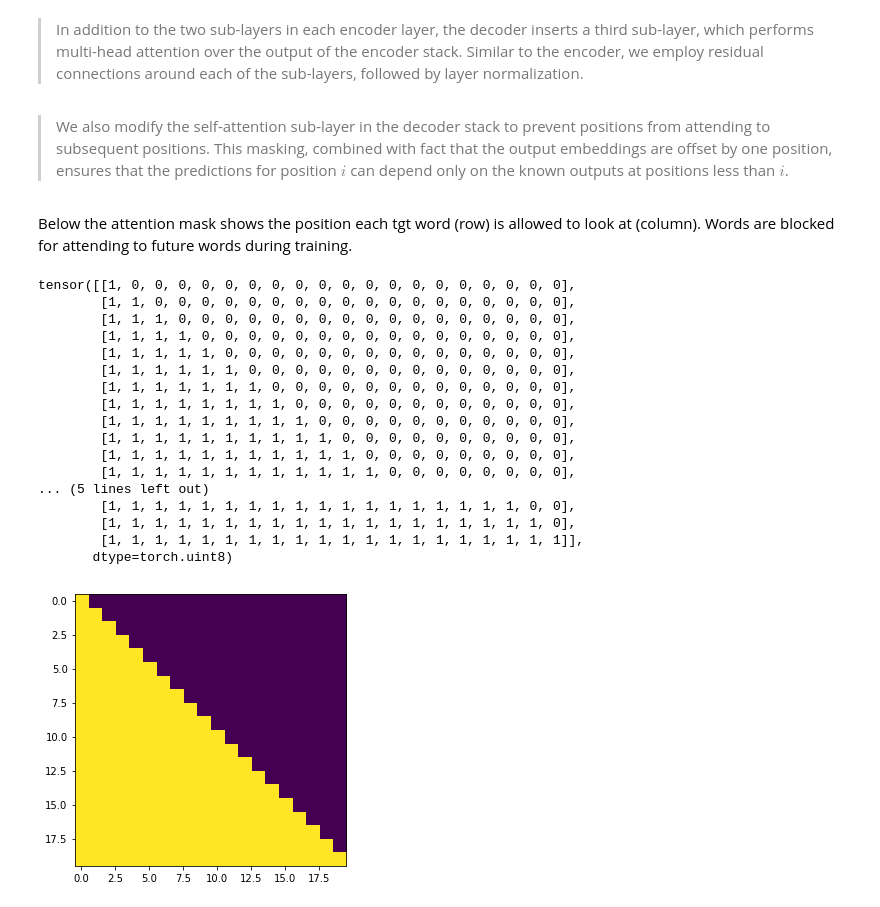
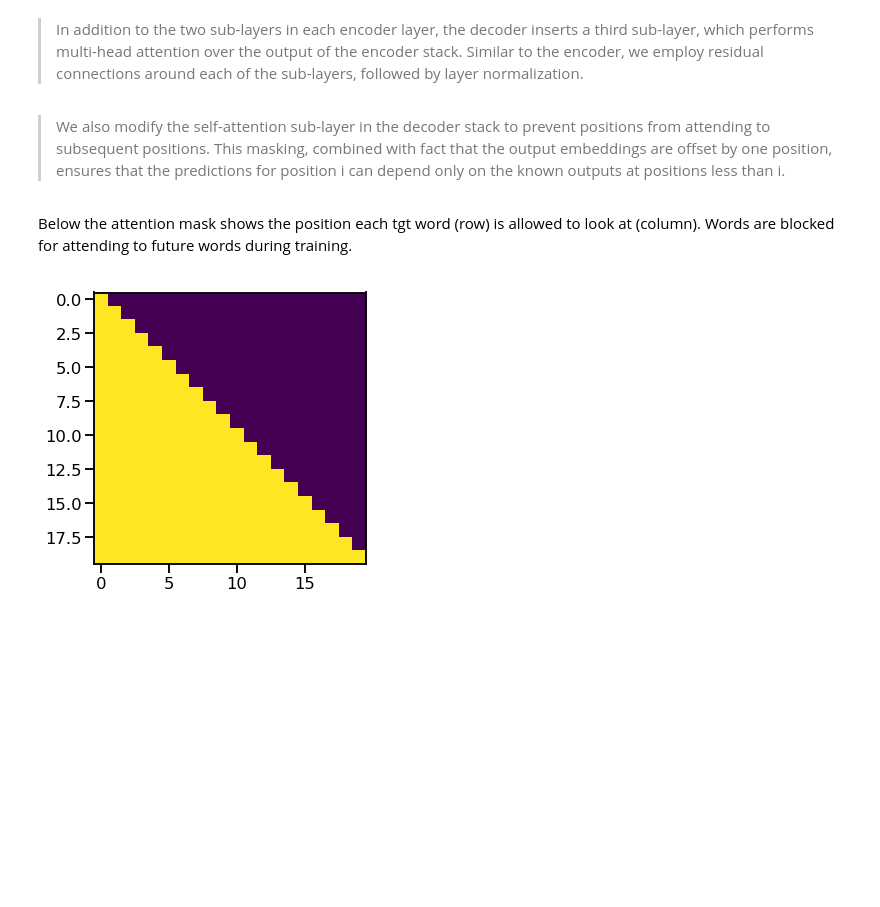
Before and after one commit to wytyang00/Transformer-Hands-On-Tutorial, a Jupyter notebook: Transformer.ipynb, the cells around one changed output. Cells and saved outputs as stored; diff of their text form; code cells hidden in the pictures; blank space fills up the shorter version.

Commit message:
Complete Notebook
Modified quite a bit in order to make it compatible with the latest version of PyTorch.

```diff
--- a/Transformer.ipynb
+++ b/Transformer.ipynb
@@ -26,6 +26,8 @@ import torch.nn as nn
 import torch.nn.functional as F
 
 import matplotlib.pyplot as plt
+import seaborn
+seaborn.set_context(context="talk")
 %matplotlib inline
 # %% [markdown]
 ## Model Architecture
@@ -163,7 +176,7 @@ class DecoderLayer(nn.Module):
         x = self.sublayer[1](x, lambda x: self.src_attn(x, m, m, src_mask))
         return self.sublayer[2](x, self.feed_forward)
 # %% [markdown]
-> We also modify the self-attention sub-layer in the decoder stack to prevent positions from attending to subsequent positions. This masking, combined with fact that the output embeddings are offset by one position, ensures that the predictions for position $i$ can depend only on the known outputs at positions less than $i$.
+> We also modify the self-attention sub-layer in the decoder stack to prevent positions from attending to subsequent positions. This masking, combined with fact that the output embeddings are offset by one position, ensures that the predictions for position i can depend only on the known outputs at positions less than i.
 # %%
 def subsequent_mask(size):
     "Mask out subsequent positions."
@@ -174,25 +187,6 @@ def subsequent_mask(size):
 Below the attention mask shows the position each tgt word (row) is allowed to look at (column). Words are blocked for attending to future words during training.
 # %%
 plt.figure(figsize=(5,5))
-msk = subsequent_mask(20)[0]
-print(msk)
-plt.imshow(msk);
+plt.imshow(subsequent_mask(20)[0]);
 # %% [output]
-tensor([[1, 0, 0, 0, 0, 0, 0, 0, 0, 0, 0, 0, 0, 0, 0, 0, 0, 0, 0, 0],
-        [1, 1, 0, 0, 0, 0, 0, 0, 0, 0, 0, 0, 0, 0, 0, 0, 0, 0, 0, 0],
-        [1, 1, 1, 0, 0, 0, 0, 0, 0, 0, 0, 0, 0, 0, 0, 0, 0, 0, 0, 0],
-        [1, 1, 1, 1, 0, 0, 0, 0, 0, 0, 0, 0, 0, 0, 0, 0, 0, 0, 0, 0],
-        [1, 1, 1, 1, 1, 0, 0, 0, 0, 0, 0, 0, 0, 0, 0, 0, 0, 0, 0, 0],
-        [1, 1, 1, 1, 1, 1, 0, 0, 0, 0, 0, 0, 0, 0, 0, 0, 0, 0, 0, 0],
-        [1, 1, 1, 1, 1, 1, 1, 0, 0, 0, 0, 0, 0, 0, 0, 0, 0, 0, 0, 0],
-        [1, 1, 1, 1, 1, 1, 1, 1, 0, 0, 0, 0, 0, 0, 0, 0, 0, 0, 0, 0],
-        [1, 1, 1, 1, 1, 1, 1, 1, 1, 0, 0, 0, 0, 0, 0, 0, 0, 0, 0, 0],
-        [1, 1, 1, 1, 1, 1, 1, 1, 1, 1, 0, 0, 0, 0, 0, 0, 0, 0, 0, 0],
-        [1, 1, 1, 1, 1, 1, 1, 1, 1, 1, 1, 0, 0, 0, 0, 0, 0, 0, 0, 0],
-        [1, 1, 1, 1, 1, 1, 1, 1, 1, 1, 1, 1, 0, 0, 0, 0, 0, 0, 0, 0],
-... (5 lines left out)
-        [1, 1, 1, 1, 1, 1, 1, 1, 1, 1, 1, 1, 1, 1, 1, 1, 1, 1, 0, 0],
-        [1, 1, 1, 1, 1, 1, 1, 1, 1, 1, 1, 1, 1, 1, 1, 1, 1, 1, 1, 0],
-        [1, 1, 1, 1, 1, 1, 1, 1, 1, 1, 1, 1, 1, 1, 1, 1, 1, 1, 1, 1]],
-       dtype=torch.uint8)
-[figure, old version]
+[figure, new version]
```
Also changed, not shown: parts of 65 cells of this notebook, 3 other files.
